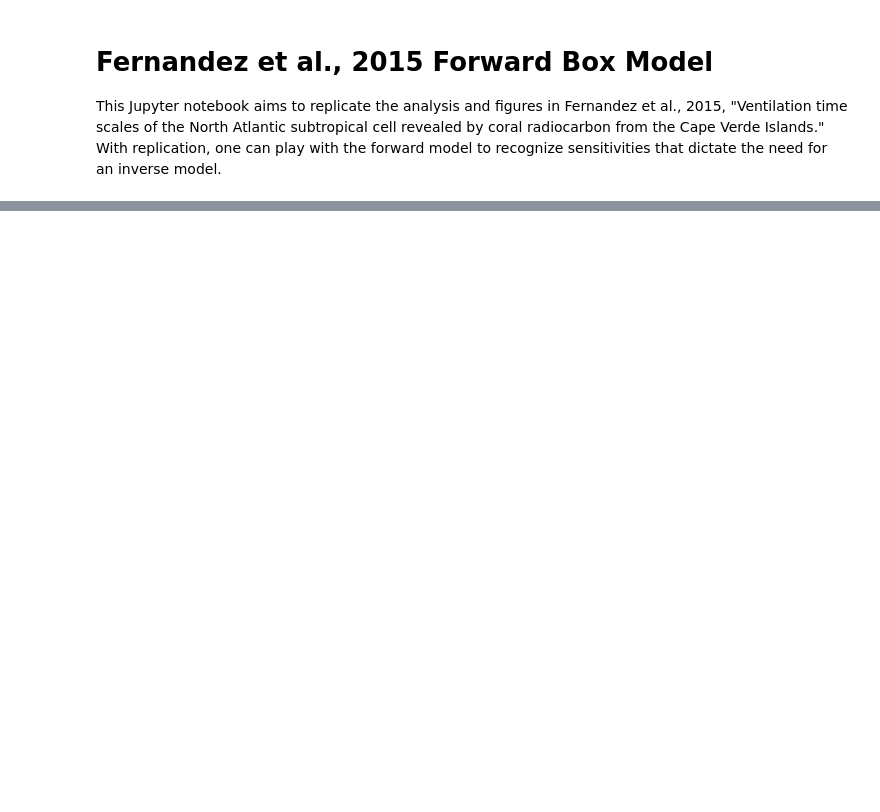
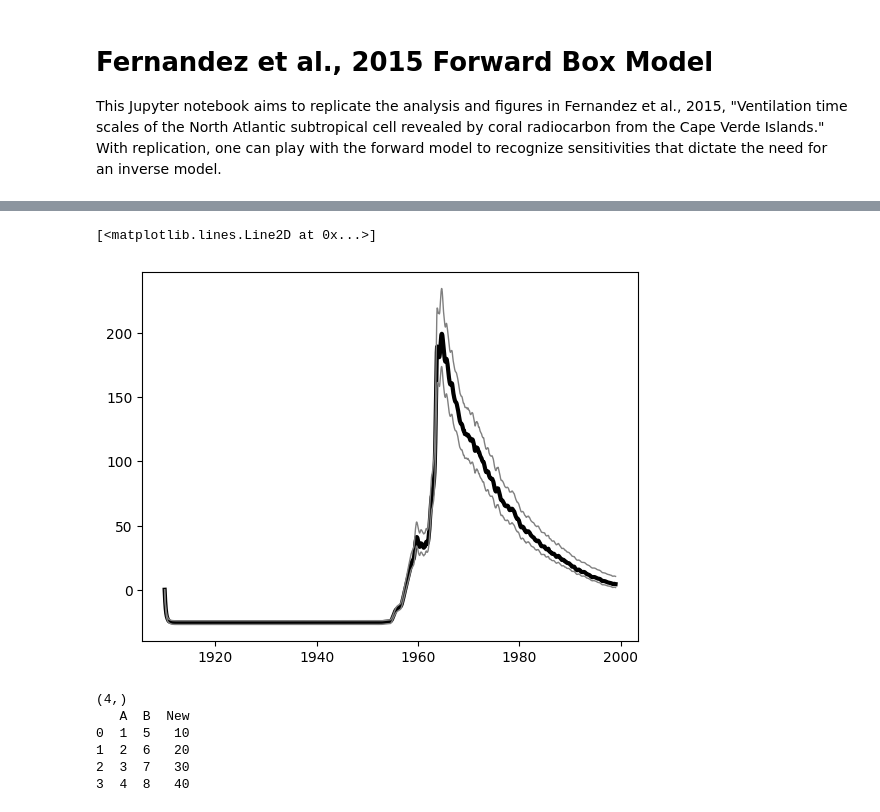
Before and after one commit to DirtBurner/GeoChem_Class, a Jupyter notebook: Fernandez_box.ipynb, the cells around one changed output, grey strips where cells are left out. Cells and saved outputs as stored; diff of their text form; code cells hidden in the pictures; blank space fills up the shorter version.

```diff
--- a/Fernandez_box.ipynb
+++ b/Fernandez_box.ipynb
@@ -120,0 +124,7 @@ TypeError: 'float' object cannot be interpreted as an integer
+# %%
+print([col.shape for col in col_list[0:2]])
+
+
+output_df = pd.DataFrame(np.concatenate(col_list, axis=1))
+
+print(output_df.head())
@@ -120,0 +149,30 @@ TypeError: 'float' object cannot be interpreted as an integer
+# %%
+#Calculate percentiles:
+med = output_df.quantile(q=0.5, axis=1)     #median (50%)
+plus = output_df.quantile(q=0.68, axis=1)   #median plus one standard deviation
+minus = output_df.quantile(q=0.32, axis=1)  #median minus one standard deviation
+
+#Plot the results:
+fig, ax = plt.subplots(nrows=1, ncols=1)
+ax.plot(x, med, 'k', linewidth=3)
+ax.plot(x, plus, color='grey', linewidth=1)
+ax.plot(x, minus, color='grey', linewidth=1)
+# %% [output]
+[<matplotlib.lines.Line2D at 0x...>]
+[figure, added]
+# %%
+data = {'A':[1,2,3,4], 'B':[5,6,7,8]}
+df = pd.DataFrame(data)
+
+new_column_data = np.array([10,20,30,40])
+print(new_column_data.shape)
+
+df['New'] = new_column_data
+print(df)
+# %% [output]
+(4,)
+   A  B  New
+0  1  5   10
+1  2  6   20
+2  3  7   30
+3  4  8   40
```
Also changed, not shown: parts of 4 cells of this notebook, 7 other files.
